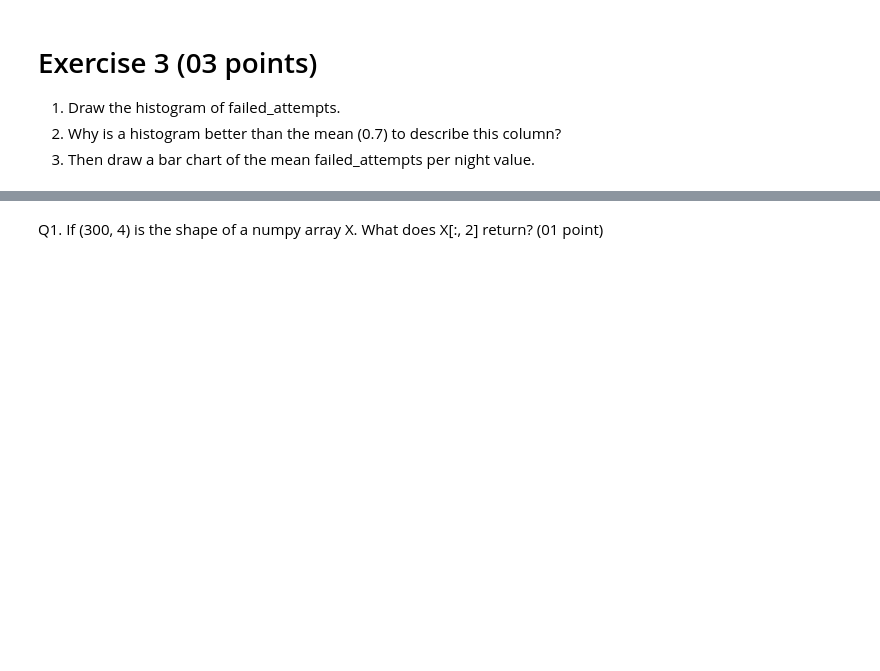
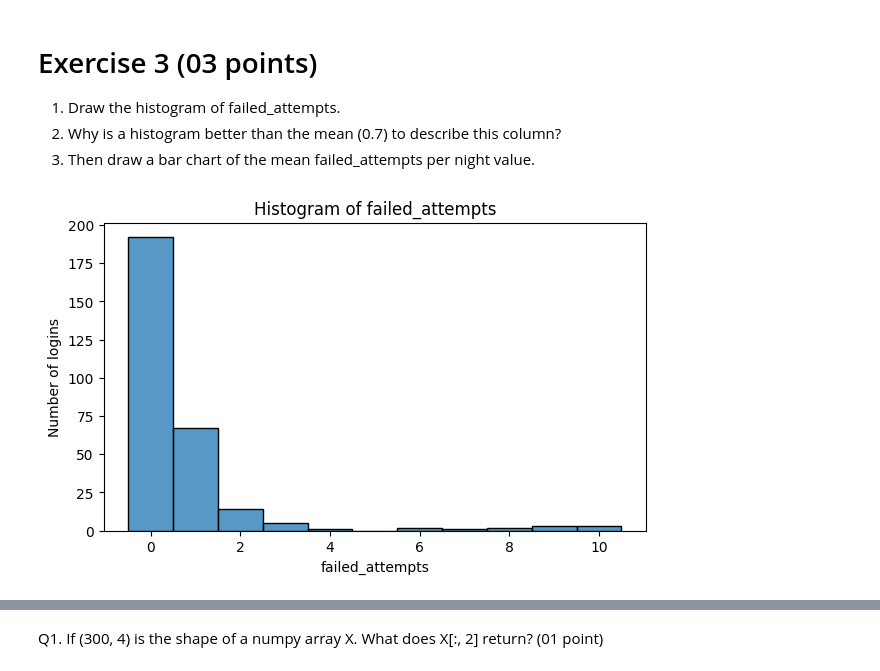
Before and after one commit to mlbr-cs/Workshop_1_Tools_and_Libraries, a Jupyter notebook: TP1.ipynb, the cells around one changed output, grey strips where cells are left out. Drawn from its saved outputs; the diff is of its cells as text; code cells hidden in the pictures; blank space fills up the shorter version.

```diff
--- a/TP1.ipynb
+++ b/TP1.ipynb
@@ -78,6 +88,8 @@ log = pd.DataFrame({"user":    rng.choice(["ali", "sara", "yacine", "nour", "kar
 # Choose randomly 12 different indexes and set 12 integer values from [5,11[ in the feature "failed_attempt"
 
 # Write your code here
+idx = rng.choice(log.index, 12, replace=False)
+log.loc[idx, "failed_attempts"] = rng.integers(5, 11, 12)
 # %%
 # Autograded cell (Failed attempts)
 # Skip it
@@ -85,6 +97,8 @@ log = pd.DataFrame({"user":    rng.choice(["ali", "sara", "yacine", "nour", "kar
 # Insert 10 missing values randomly
 
 # Write your code here
+idx_missing = rng.choice(log.index, 10, replace=False)
+log.loc[idx_missing, "failed_attempts"] = np.nan
 # %%
 # Auto graded cell (missing values)
 # skip it
@@ -110,7 +124,7 @@ log = pd.DataFrame({"user":    rng.choice(["ali", "sara", "yacine", "nour", "kar
 3. Add a column long_session equal to 1 when duration_min is above 30.
 # %%
 # Write your code here
-# log['long_session'] = ...
+log["long_session"] = (log["duration_min"] > 30).astype(int)
 # %%
 # Autograded cell - Skip it
 # %% [markdown]
@@ -124,3 +135,14 @@ log = pd.DataFrame({"user":    rng.choice(["ali", "sara", "yacine", "nour", "kar
+# %%
+# Draw the histogram of failed_attempts.
+# Write your code here
+plt.figure(figsize=(7, 4))
+sns.histplot(log["failed_attempts"], discrete=True)
+plt.title("Histogram of failed_attempts")
+plt.xlabel("failed_attempts")
+plt.ylabel("Number of logins")
+plt.show()
+# %% [output]
+[figure, added]
 # %%
 # Auto-graded cell - Skip it...
 # %%
```
Also changed, not shown: parts of 19 cells of this notebook.
